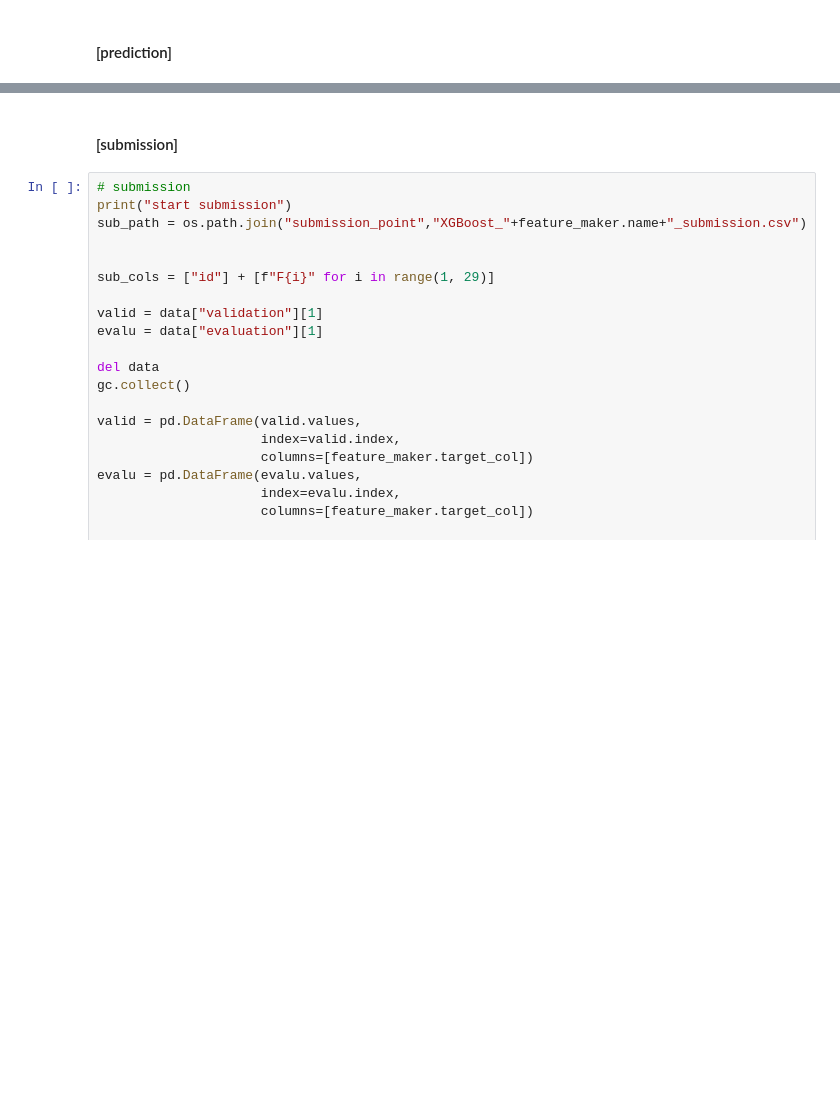
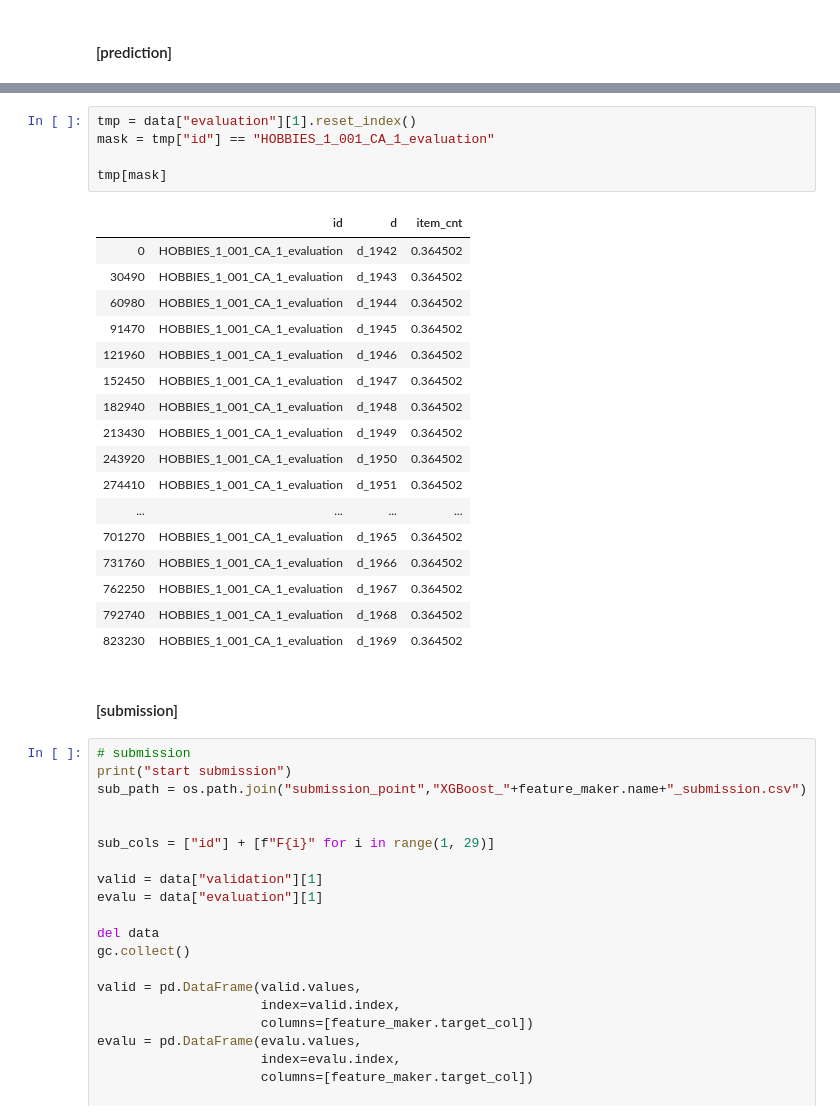
Before and after one commit to Tlab2019/M5_Forecasting-Uncertainty, a Jupyter notebook: TYonezu/03_XGBoost_ppred_test.ipynb, the cells around one changed output, grey strips where cells are left out. Cells and saved outputs as stored; diff of their text form; blank space fills up the shorter version.

```diff
--- a/TYonezu/03_XGBoost_ppred_test.ipynb
+++ b/TYonezu/03_XGBoost_ppred_test.ipynb
@@ -133,3 +137,26 @@ start prediction
+# %%
+tmp = data["evaluation"][1].reset_index()
+mask = tmp["id"] == "HOBBIES_1_001_CA_1_evaluation"
+
+tmp[mask]
+# %% [output]
+|  | id | d | item_cnt |
+| 0 | HOBBIES_1_001_CA_1_evaluation | d_1942 | 0.364502 |
+| 30490 | HOBBIES_1_001_CA_1_evaluation | d_1943 | 0.364502 |
+| 60980 | HOBBIES_1_001_CA_1_evaluation | d_1944 | 0.364502 |
+| 91470 | HOBBIES_1_001_CA_1_evaluation | d_1945 | 0.364502 |
+| 121960 | HOBBIES_1_001_CA_1_evaluation | d_1946 | 0.364502 |
+| 152450 | HOBBIES_1_001_CA_1_evaluation | d_1947 | 0.364502 |
+| 182940 | HOBBIES_1_001_CA_1_evaluation | d_1948 | 0.364502 |
+| 213430 | HOBBIES_1_001_CA_1_evaluation | d_1949 | 0.364502 |
+| 243920 | HOBBIES_1_001_CA_1_evaluation | d_1950 | 0.364502 |
+| 274410 | HOBBIES_1_001_CA_1_evaluation | d_1951 | 0.364502 |
+| ... | ... | ... | ... |
+| 701270 | HOBBIES_1_001_CA_1_evaluation | d_1965 | 0.364502 |
+| 731760 | HOBBIES_1_001_CA_1_evaluation | d_1966 | 0.364502 |
+| 762250 | HOBBIES_1_001_CA_1_evaluation | d_1967 | 0.364502 |
+| 792740 | HOBBIES_1_001_CA_1_evaluation | d_1968 | 0.364502 |
+| 823230 | HOBBIES_1_001_CA_1_evaluation | d_1969 | 0.364502 |
 # %% [markdown]
 #### [submission]
 # %%
```
Also changed, not shown: parts of 7 cells of this notebook, 1 other file.
